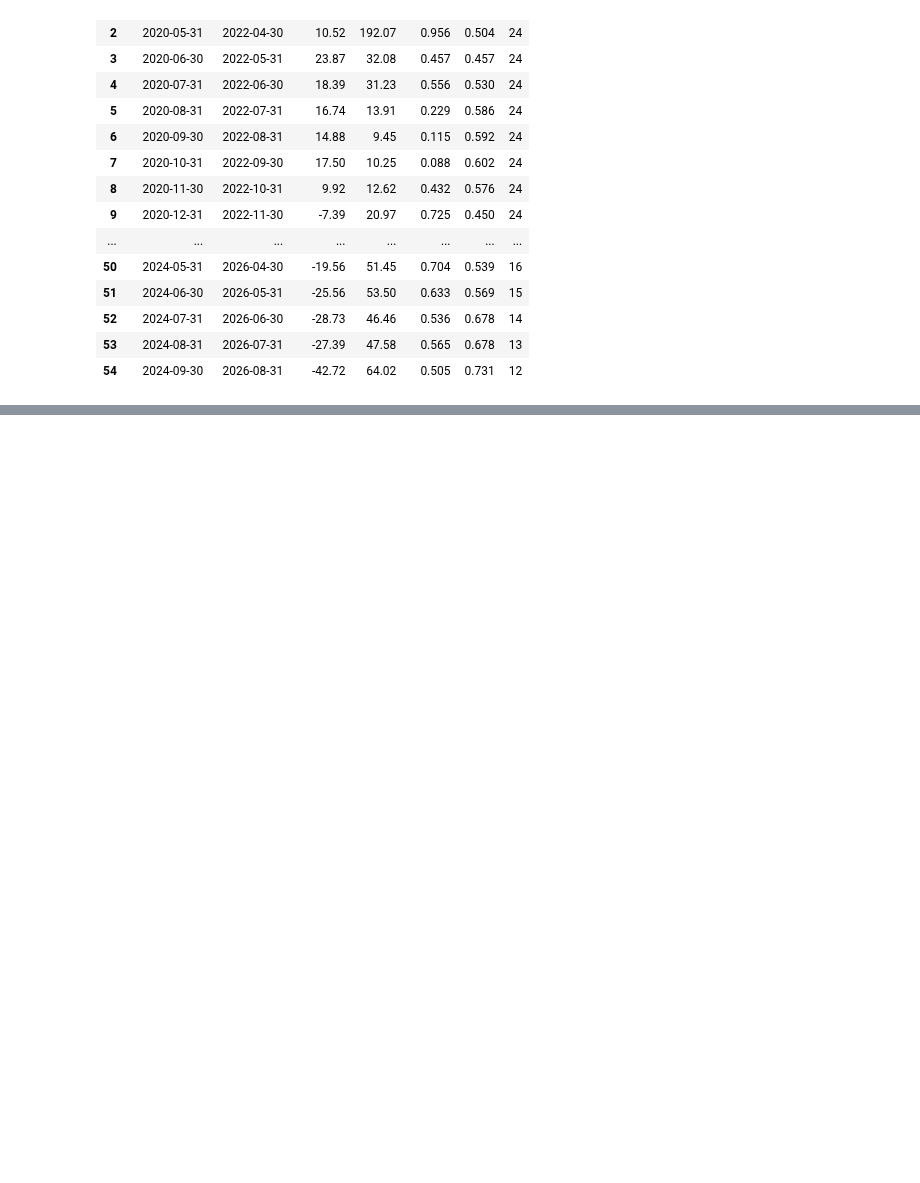
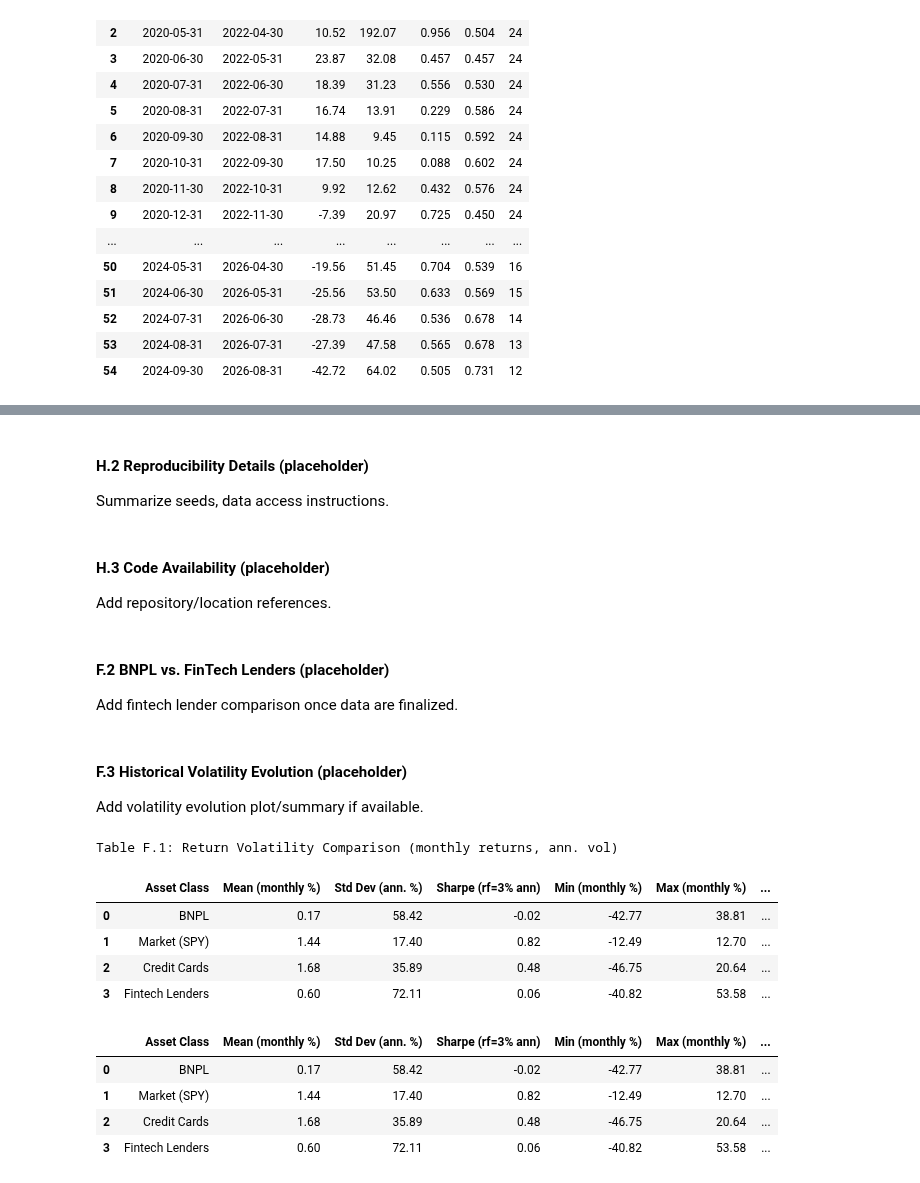
Before and after one commit to llorracc/as.180.369, a Jupyter notebook: contrib/BruceMaoYM/Paper_YM/07_appendix.ipynb, the cells around one changed output, grey strips where cells are left out. Drawn from its saved outputs; the diff is of its cells as text; code cells hidden in the pictures; blank space fills up the shorter version.

```diff
--- a/contrib/BruceMaoYM/Paper_YM/07_appendix.ipynb
+++ b/contrib/BruceMaoYM/Paper_YM/07_appendix.ipynb
@@ -963,0 +1187,63 @@ cell so it stays synchronized with the current dataset when the notebook runs.
+# %% [markdown]
+#### H.2 Reproducibility Details (placeholder)
+
+Summarize seeds, data access instructions.
+# %% [markdown]
+#### H.3 Code Availability (placeholder)
+
+Add repository/location references.
+# %% [markdown]
+#### F.2 BNPL vs. FinTech Lenders (placeholder)
+
+Add fintech lender comparison once data are finalized.
+# %% [markdown]
+#### F.3 Historical Volatility Evolution (placeholder)
+
+Add volatility evolution plot/summary if available.
+# %%
+# Appendix F.1: Volatility summary table
+# tags: [hide-input]
+import pandas as pd
+import numpy as np
+
+# Helper to annualize monthly std
+ann = lambda s: s * np.sqrt(12)
+
+series = {}
+series['BNPL'] = aligned_data['log_returns']
+series['Market (SPY)'] = data_appendix['market_return']
+series['Credit Cards'] = credit_card_data['log_returns']
+series['Fintech Lenders'] = fintech_data['log_returns']
+
+rows = []
+for label, s in series.items():
+    s = s.dropna()
+    if s.empty:
+        continue
+    rows.append({
+        'Asset Class': label,
+        'Mean (monthly %)': round(s.mean(), 2),
+        'Std Dev (ann. %)': round(ann(s.std()), 2),
+        'Sharpe (rf=3% ann)': round((s.mean()*12 - 3) / (ann(s.std())+1e-9), 2),
+        'Min (monthly %)': round(s.min(), 2),
+        'Max (monthly %)': round(s.max(), 2),
+        'N': len(s)
+    })
+
+vol_table = pd.DataFrame(rows)
+print("Table F.1: Return Volatility Comparison (monthly returns, ann. vol)")
+display(vol_table)
+
+vol_table
+# %% [output]
+Table F.1: Return Volatility Comparison (monthly returns, ann. vol)
+|  | Asset Class | Mean (monthly %) | Std Dev (ann. %) | Sharpe (rf=3% ann) | Min (monthly %) | Max (monthly %) | ... |
+| 0 | BNPL | 0.17 | 58.42 | -0.02 | -42.77 | 38.81 | ... |
+| 1 | Market (SPY) | 1.44 | 17.40 | 0.82 | -12.49 | 12.70 | ... |
+| 2 | Credit Cards | 1.68 | 35.89 | 0.48 | -46.75 | 20.64 | ... |
+| 3 | Fintech Lenders | 0.60 | 72.11 | 0.06 | -40.82 | 53.58 | ... |
+|  | Asset Class | Mean (monthly %) | Std Dev (ann. %) | Sharpe (rf=3% ann) | Min (monthly %) | Max (monthly %) | ... |
+| 0 | BNPL | 0.17 | 58.42 | -0.02 | -42.77 | 38.81 | ... |
+| 1 | Market (SPY) | 1.44 | 17.40 | 0.82 | -12.49 | 12.70 | ... |
+| 2 | Credit Cards | 1.68 | 35.89 | 0.48 | -46.75 | 20.64 | ... |
+| 3 | Fintech Lenders | 0.60 | 72.11 | 0.06 | -40.82 | 53.58 | ... |
```
Also changed, not shown: parts of 38 cells of this notebook, 9 other files.
